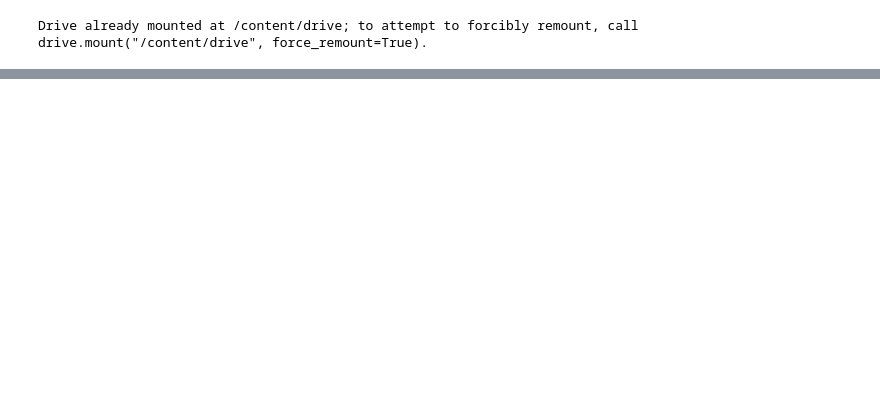
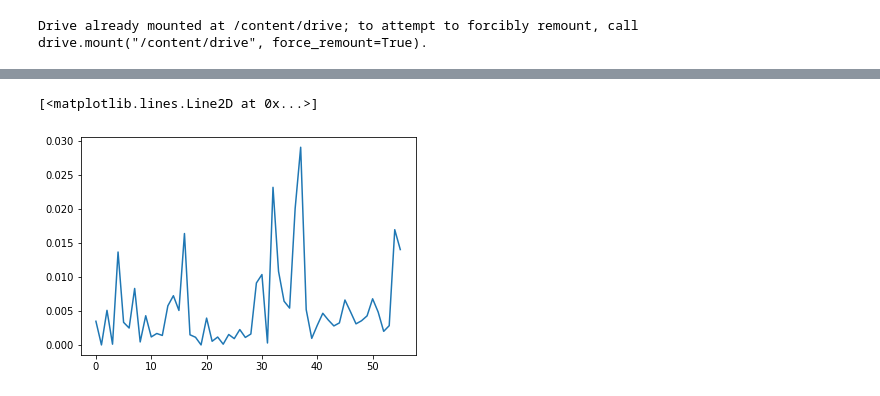
Before and after one commit to katharina-knappmann/wildfire_estimator, a Jupyter notebook: Weather_Model.ipynb, the cells around one changed output, grey strips where cells are left out. Drawn from its saved outputs; the diff is of its cells as text; code cells hidden in the pictures; blank space fills up the shorter version.

```diff
--- a/Weather_Model.ipynb
+++ b/Weather_Model.ipynb
@@ -29,0 +153,6 @@ aggr_df = pd.read_csv('Cleansed_Data.csv')
+# %%
+seq = y_batch[batch, :, signal]
+plt.plot(seq)
+# %% [output]
+[<matplotlib.lines.Line2D at 0x...>]
+[figure, added]
```
Also changed, not shown: parts of 31 cells of this notebook.
